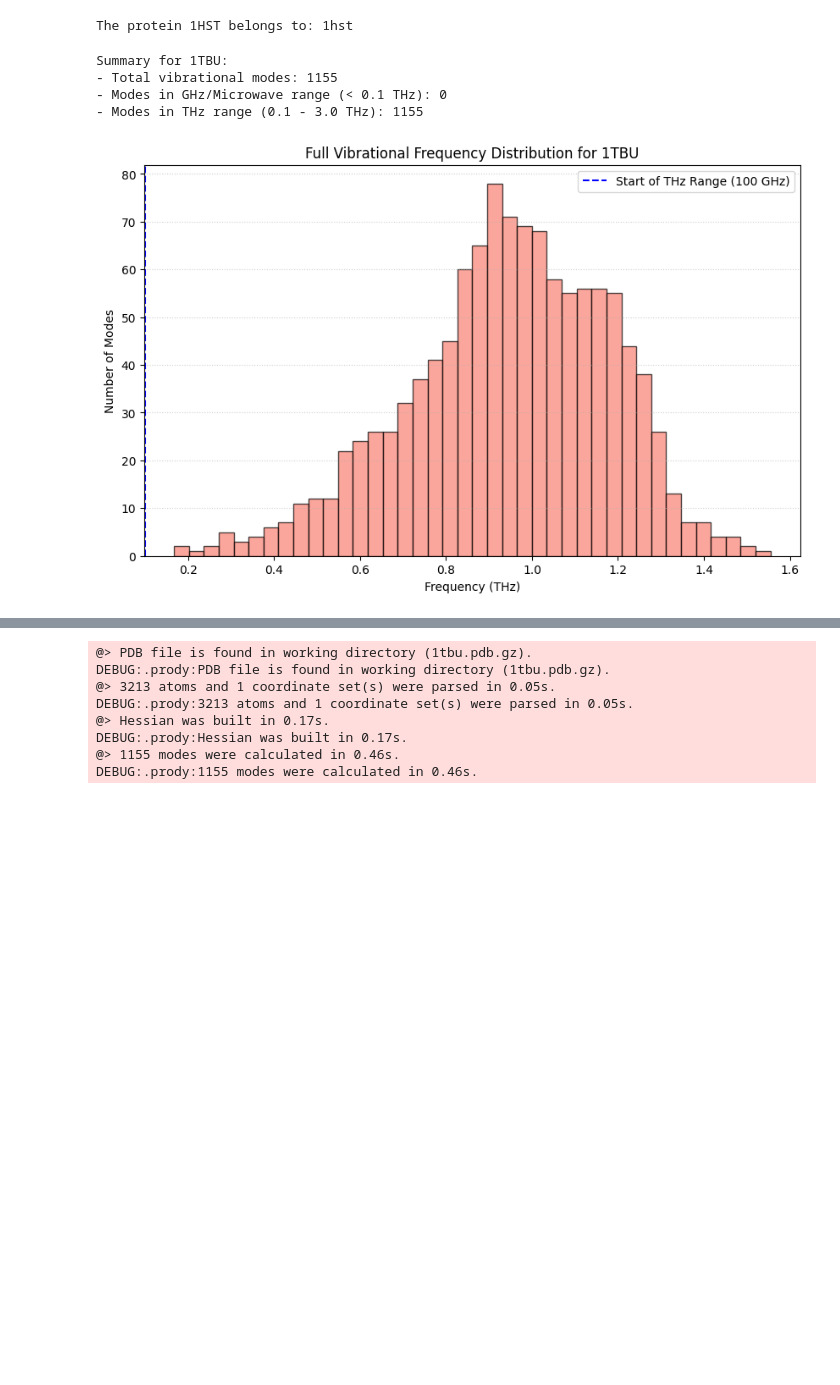
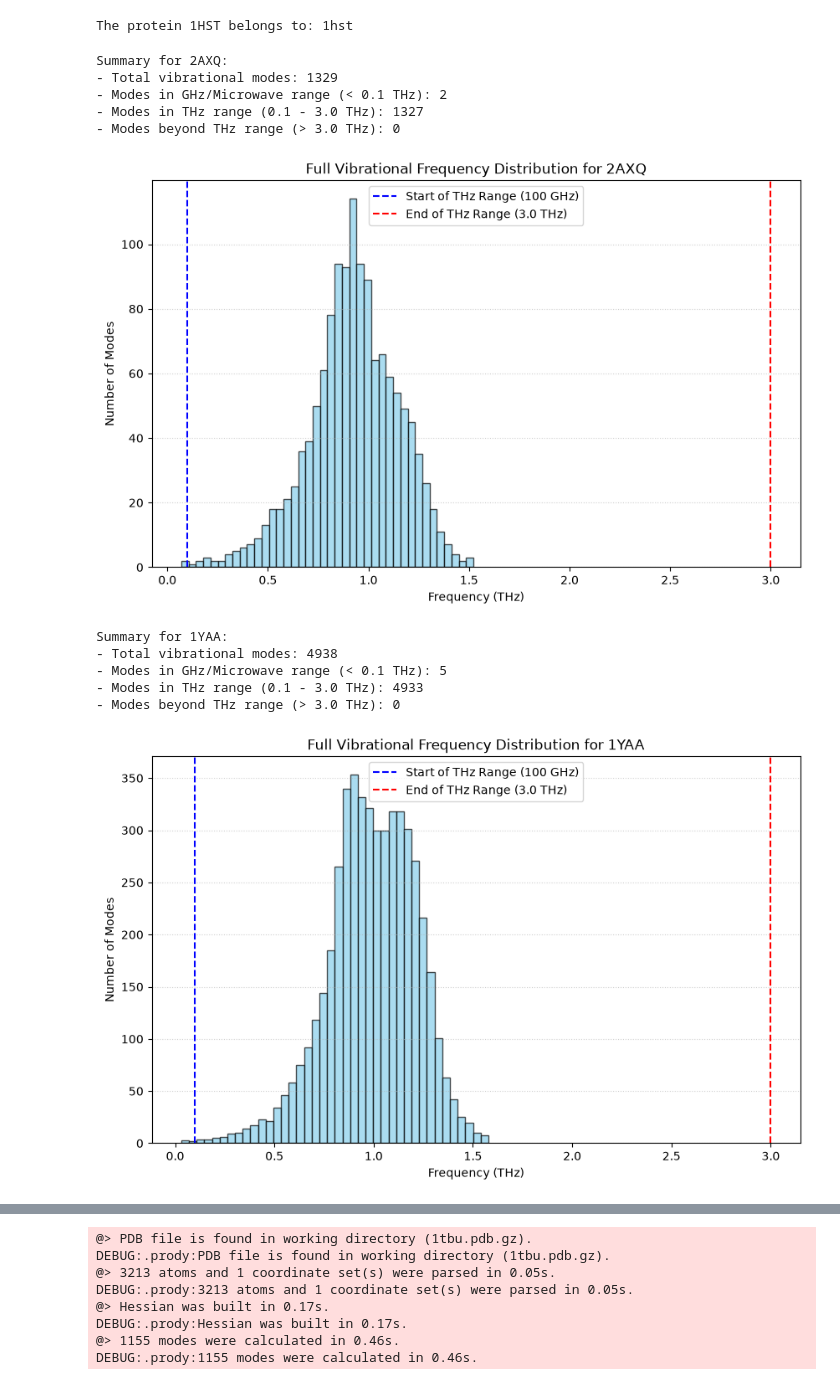
Before and after one commit to jorge-torresgomez/AI_microfluidic, a Jupyter notebook: code/THz_Protein_Folding/Protein_Folding.ipynb, the cells around one changed output, grey strips where cells are left out. Saved outputs shown, nothing was run; the diff lists cells and outputs as text; code cells hidden in the pictures; blank space fills up the shorter version.

```diff
--- a/code/THz_Protein_Folding/Protein_Folding.ipynb
+++ b/code/THz_Protein_Folding/Protein_Folding.ipynb
@@ -28,7 +26,7 @@ import numpy as np
 from prody import *
 
 # Define a list of PDB IDs to process
-pdb_ids = ['2AXQ', '1YAA','3IG5'] # Added 4AKE as an example
+pdb_ids = ['2AXQ', '1YAA','3FKY','3IG5'] # Added 4AKE as an example
 
 all_frequencies = []
 labels = []
@@ -119,36 +89,48 @@ print(f"The protein 1HST belongs to: {structure_1tbu.getTitle()}")
 # %% [output]
 The protein 1HST belongs to: 1hst
 # %%
-# 1. Access the eigenvalues we calculated for 1HST
-# eigvals_1tbu contains all 3N-6 modes for 1hst
+import matplotlib.pyplot as plt
+import numpy as np
 
-# 2. Apply the frequency conversion
-# Frequency (THz) = 0.225 * sqrt(eigenvalue)
-frequencies_1tbu = 0.225 * np.sqrt(eigvals_1tbu)
+# Assuming 'all_frequencies' and 'labels' are available from the previous cell (H1YaVYOPjSPp)
 
-# 3. Categorize the frequencies
-microwave_range = frequencies_1tbu[frequencies_1tbu < 0.1]
-thz_range = frequencies_1tbu[(frequencies_1tbu >= 0.1) & (frequencies_1tbu <= 3.0)]
+for i, frequencies in enumerate(all_frequencies):
+    pdb_id = labels[i].split(' ')[0] # Extract PDB ID from label
 
-print(f"Summary for 1TBU:")
-print(f"- Total vibrational modes: {len(frequencies_1tbu)}")
-print(f"- Modes in GHz/Microwave range (< 0.1 THz): {len(microwave_range)}")
-print(f"- Modes in THz range (0.1 - 3.0 THz): {len(thz_range)}")
+    # Categorize the frequencies
+    microwave_range = frequencies[frequencies < 0.1]
+    thz_range = frequencies[(frequencies >= 0.1) & (frequencies <= 3.0)]
+    beyond_thz_range = frequencies[frequencies > 3.0]
 
-# 4. Plotting the distribution
-plt.figure(figsize=(10, 6))
-plt.hist(frequencies_1tbu, bins=40, color='salmon', edgecolor='black', alpha=0.7)
-plt.axvline(0.1, color='blue', linestyle='--', label='Start of THz Range (100 GHz)')
+    print(f"\nSummary for {pdb_id}:")
+    print(f"- Total vibrational modes: {len(frequencies)}")
+    print(f"- Modes in GHz/Microwave range (< 0.1 THz): {len(microwave_range)}")
+    print(f"- Modes in THz range (0.1 - 3.0 THz): {len(thz_range)}")
+    print(f"- Modes beyond THz range (> 3.0 THz): {len(beyond_thz_range)}")
 
-plt.title('Full Vibrational Frequency Distribution for 1TBU')
-plt.xlabel('Frequency (THz)')
-plt.ylabel('Number of Modes')
-plt.legend()
-plt.grid(axis='y', linestyle=':', alpha=0.6)
-plt.show()
+
+    # Plotting the distribution
+    plt.figure(figsize=(10, 6))
+    plt.hist(frequencies, bins=40, color='skyblue', edgecolor='black', alpha=0.7)
+    plt.axvline(0.1, color='blue', linestyle='--', label='Start of THz Range (100 GHz)')
+    plt.axvline(3.0, color='red', linestyle='--', label='End of THz Range (3.0 THz)')
+
+    plt.title(f'Full Vibrational Frequency Distribution for {pdb_id}')
+    plt.xlabel('Frequency (THz)')
+    plt.ylabel('Number of Modes')
+    plt.legend()
+    plt.grid(axis='y', linestyle=':', alpha=0.6)
+    plt.show()
 # %% [output]
-Summary for 1TBU:
-- Total vibrational modes: 1155
-- Modes in GHz/Microwave range (< 0.1 THz): 0
-- Modes in THz range (0.1 - 3.0 THz): 1155
+Summary for 2AXQ:
+- Total vibrational modes: 1329
+- Modes in GHz/Microwave range (< 0.1 THz): 2
+- Modes in THz range (0.1 - 3.0 THz): 1327
+- Modes beyond THz range (> 3.0 THz): 0
-[figure, old version]
+[figure, new version]
+Summary for 1YAA:
+- Total vibrational modes: 4938
+- Modes in GHz/Microwave range (< 0.1 THz): 5
+- Modes in THz range (0.1 - 3.0 THz): 4933
+- Modes beyond THz range (> 3.0 THz): 0
+[figure, added]
```
Also changed, not shown: parts of 3 cells of this notebook.
